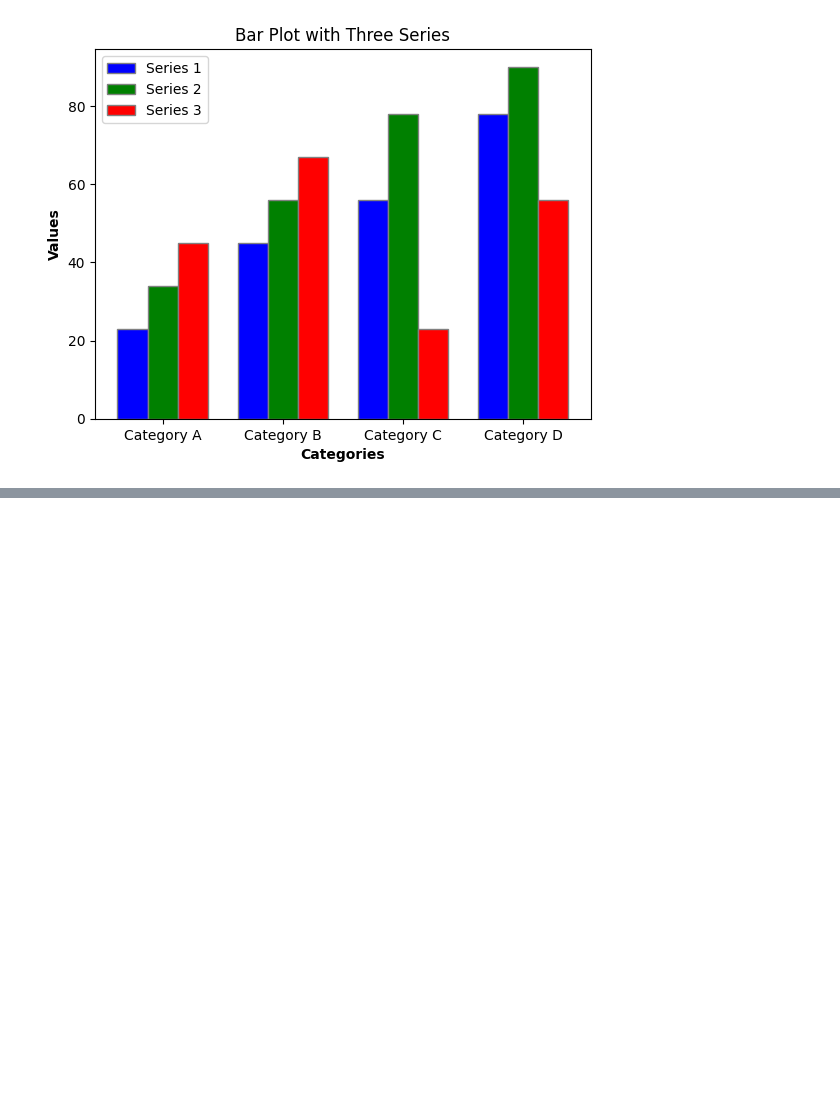
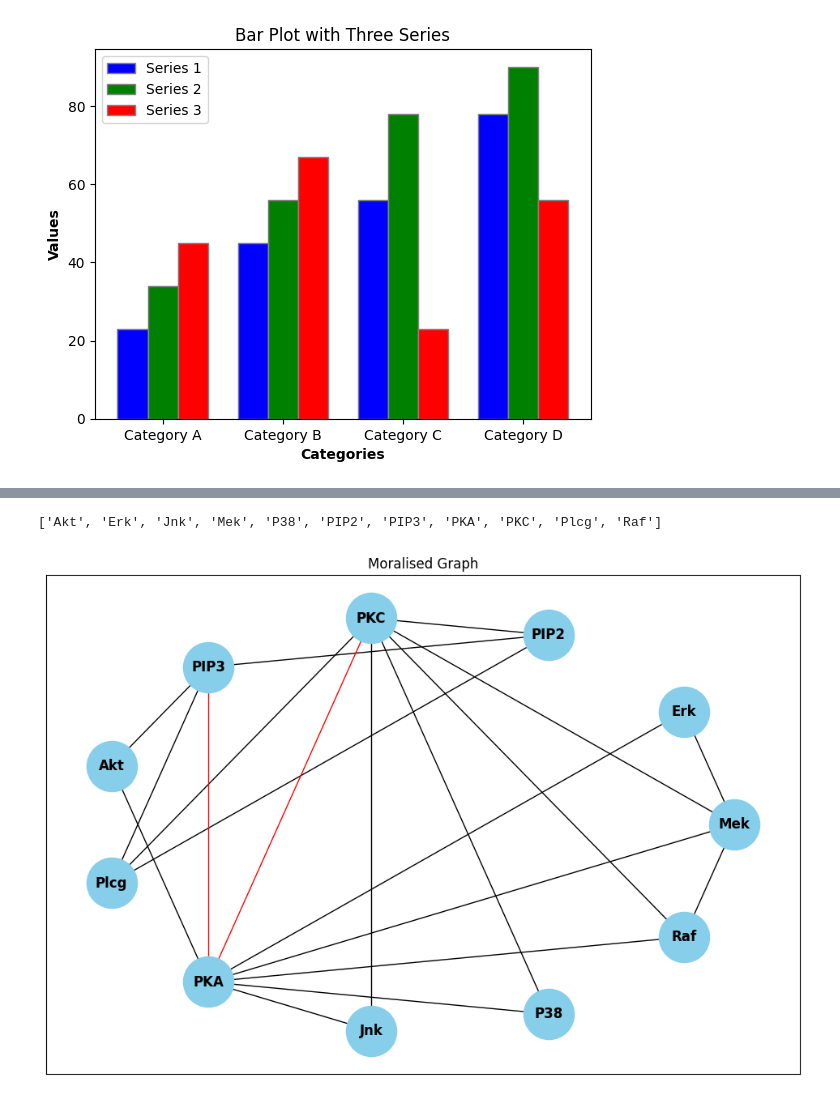
Before and after one commit to AblaZe42/MODCOM_PROJECT, a Jupyter notebook: tove.ipynb, the cells around one changed output, grey strips where cells are left out. Cells and saved outputs as stored; diff of their text form; code cells hidden in the pictures; blank space fills up the shorter version.

```diff
--- a/tove.ipynb
+++ b/tove.ipynb
@@ -500,0 +557,39 @@ plt.show()
+# %%
+# Initialize an undirected graph
+G = nx.Graph()
+
+# Rename the unnamed column for clarity
+df_adj = df_adj.rename(columns={"Unnamed: 0": "Node"})
+
+# Add edges based on the dataframe
+for index, row in df_adj.iterrows():
+    for col in df_adj.columns[1:]:
+        if row[col] == 1:
+            G.add_edge(row["Node"], col)
+
+# Use a layout algorithm to position the nodes
+pos = nx.circular_layout(G)
+
+node_order = list(df_adj['Node'])
+print(node_order)
+
+edgelist1 = list(G.edges())
+
+G.add_edges_from([('PIP3','PKA'),('PKC','PKA')],edge_color="g")
+
+edgelist2 = [('PIP3','PKA'),('PKC','PKA')]
+
+# Plot the graph
+plt.figure(figsize=(12, 8))
+
+
+nx.draw_networkx_edges(G, pos, edgelist=edgelist1, edge_color='black')
+nx.draw_networkx_edges(G, pos, edgelist=edgelist2, edge_color='red')
+#nx.draw_networkx_nodes(G, pos, node_size=2000, node_color="skyblue",label=list(G.nodes()))
+
+nx.draw_networkx(G, pos, with_labels=True, node_size=2000, node_color="skyblue", font_size=12, font_weight="bold", arrowstyle="->", arrowsize=20,nodelist=node_order,edgelist=[])
+plt.title("Moralised Graph")
+plt.show()
+# %% [output]
+['Akt', 'Erk', 'Jnk', 'Mek', 'P38', 'PIP2', 'PIP3', 'PKA', 'PKC', 'Plcg', 'Raf']
+[figure, added]
```
Also changed, not shown: parts of 12 cells of this notebook, 1 other file.
